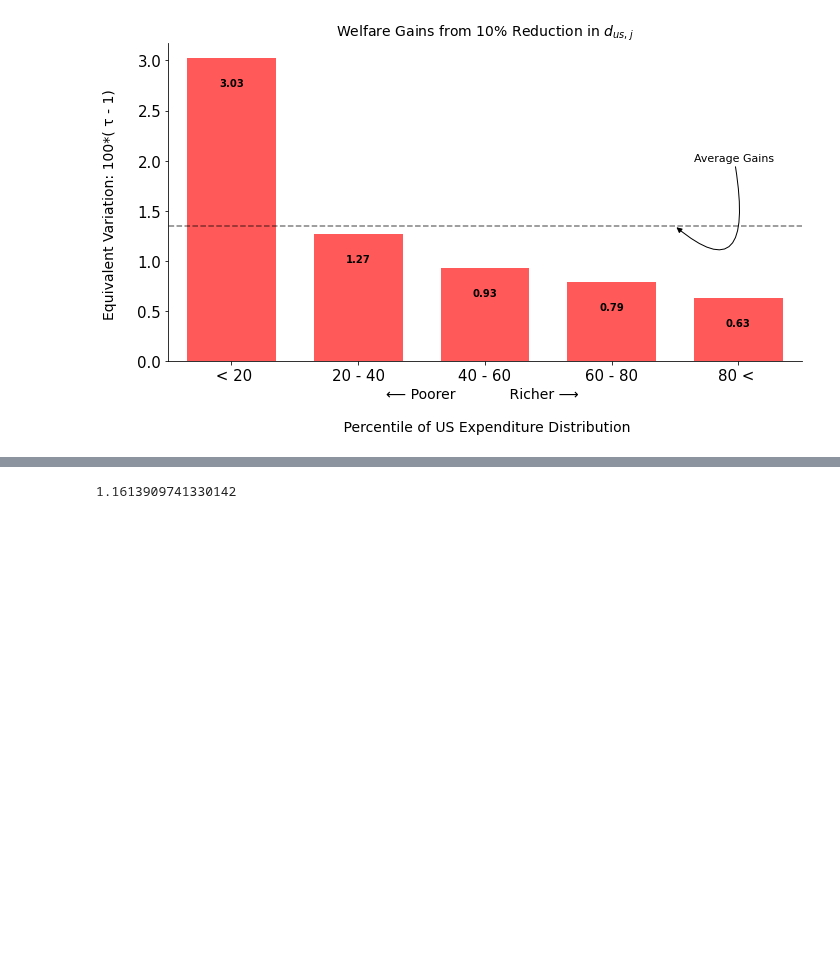
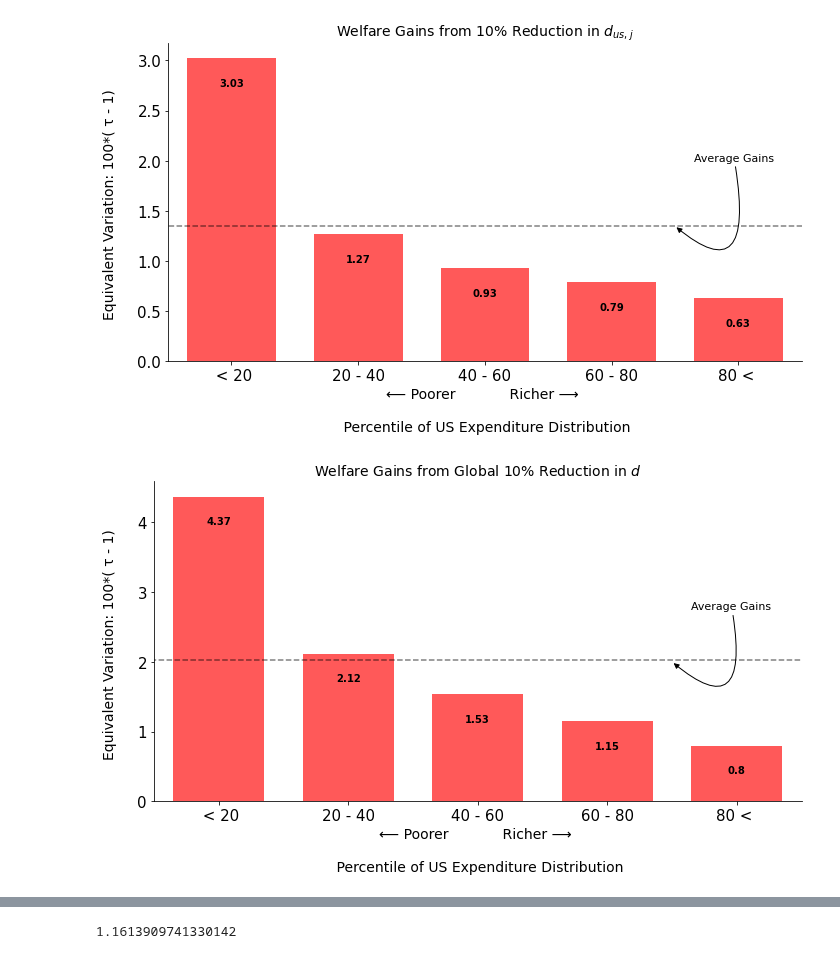
Before and after one commit to mwaugh0328/heterogeneous-agent-trade, a Jupyter notebook: notebooks/plot-welfare.ipynb, the cells around one changed output, grey strips where cells are left out. Saved outputs shown, nothing was run; the diff lists cells and outputs as text; code cells hidden in the pictures; blank space fills up the shorter version.

```diff
--- a/notebooks/plot-welfare.ipynb
+++ b/notebooks/plot-welfare.ipynb
@@ -14,7 +14,9 @@ cntryname = ["AUS","AUT","BEL","CAN","DNK","FIN","FRA","DEU","GRC","ITA", "JPN",
 
 df = pd.read_csv("./output/us-cross-section-ge.csv")
 
-dffixR = pd.read_csv("./output/ek-us-cross-section-quality60-fixR.csv")
+dffixR = pd.read_csv("./output/us-cross-section-log.csv")
+
+dfglobal = pd.read_csv("./output/us-cross-section-global.csv")
 # %%
 ((dffixR["∂W"] - 1) > 0).sum()
 # %% [output]
@@ -33,6 +35,8 @@ foo = pd.qcut(df.expenditure, 5,labels = False)
 df["quantile-cut" ] = foo
 
 dffixR["quantile-cut" ] = foo
+
+dfglobal["quantile-cut" ] = foo
 # %%
 grp = df.groupby("quantile-cut")
 # %%
@@ -121,6 +135,56 @@ ax.annotate(
 plt.show()
 # %% [output]
 [figure]
+# %%
+grp = dfglobal.groupby("quantile-cut")
+
+avg = round(100*(grp["∂W"].mean()-1),2)
+
+fig, ax = plt.subplots(figsize = [10.0,6.0], tight_layout = True)
+
+hsr = ax.bar(grp.homeshare.median().index + 1,
+       100*(grp["∂W"].mean()-1), alpha = 0.65, width = 0.70, color = "red")
+
+ax.bar_label(hsr, avg,
+                  padding=-30, color='black', fontweight='bold')
+
+ax.plot(range(0,7), round(100*(dfglobal["∂W"].mean()-1),2)*np.ones(7), alpha = 0.50, linestyle = "--", c = "black")
+
+ax.set_xlim(.5,5.5)
+
+ax.spines["right"].set_visible(False)
+ax.spines["top"].set_visible(False)
+
+ax.set_title('Welfare Gains from Global 10% Reduction in $d$', fontsize=14)
+
+ax.set_xlabel("⟵ Poorer            Richer ⟶ \n \n Percentile of US Expenditure Distribution", fontsize=14)
+ax.set_ylabel("Equivalent Variation: 100*( τ - 1) \n", fontsize=14)
+
+ax.tick_params(axis='both', which='major', labelsize=15)
+
+ax.xaxis.set_ticks(np.arange(1, 5+1, 1.0))
+
+ax.xaxis.set_ticklabels([" < 20", "20 - 40", "40 - 60", "60 - 80", "80 < "])
+
+ax.annotate(
+    "Average Gains",
+    xy=(4.5, 2), # This is where we point at...
+    xycoords="data", # Not exactly sure about this
+    xytext=(4.65, 2.75), # This is about where the text is
+    horizontalalignment="left", # How the text is alined
+    arrowprops={
+        "arrowstyle": "-|>", # This is stuff about the arrow
+        "connectionstyle": "angle3,angleA=280,angleB=-40",
+        "color": "black"
+    },
+    fontsize=11,
+)
+
+plt.savefig("../notes/figures/global-welfare-household.pdf", bbox_inches = "tight")
+
+plt.show()
+# %% [output]
+[figure, added]
 # %%
 grpR = dffixR.groupby("quantile-cut")
 
```
Also changed, not shown: parts of 4 cells of this notebook, 13 other files.
